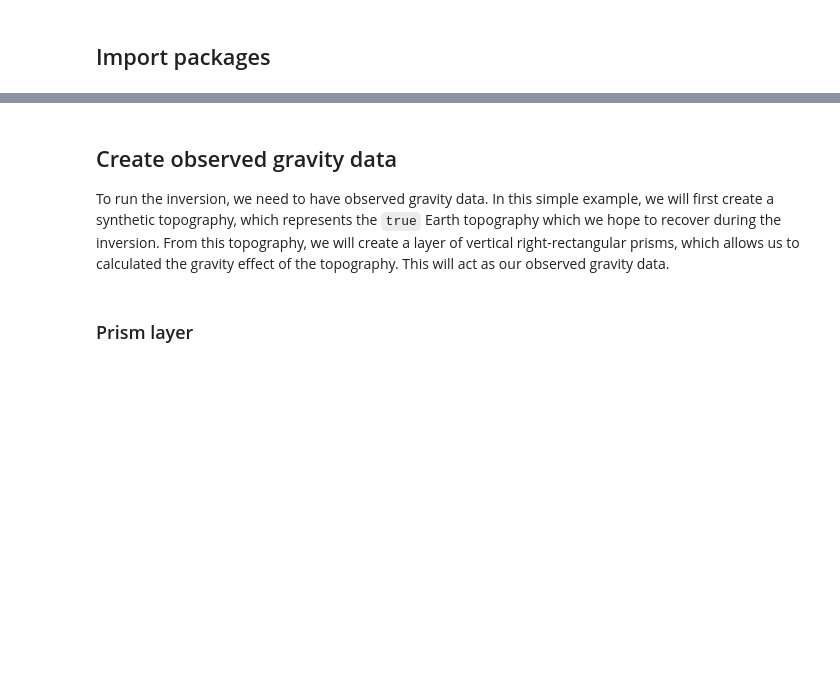
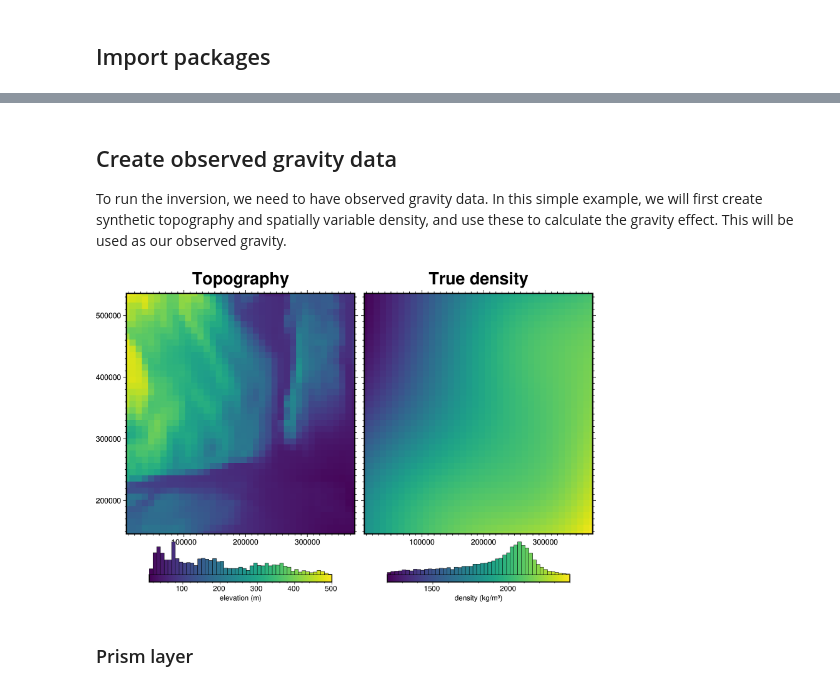
Before and after one commit to mdtanker/invert4geom, a Jupyter notebook: docs/how_to/density_inversion.ipynb, the cells around one changed output, grey strips where cells are left out. Drawn from its saved outputs; the diff is of its cells as text; code cells hidden in the pictures; blank space fills up the shorter version.

Commit message:
update density inversion notebook

```diff
--- a/docs/how_to/density_inversion.ipynb
+++ b/docs/how_to/density_inversion.ipynb
@@ -19,44 +21,46 @@ os.environ["POLARTOOLKIT_HEMISPHERE"] = "south"
 # %% [markdown]
 ## Create observed gravity data
-To run the inversion, we need to have observed gravity data. In this simple example, we will first create a synthetic topography, which represents the `true` Earth topography which we hope to recover during the inversion. From this topography, we will create a layer of vertical right-rectangular prisms, which allows us to calculated the gravity effect of the topography. This will act as our observed gravity data.
+To run the inversion, we need to have observed gravity data. In this simple example, we will first create synthetic topography and spatially variable density, and use these to calculate the gravity effect. This will be used as our observed gravity.
 # %%
 # load bishop model
 bishop_model = invert4geom.load_bishop_model(coarsen_factor=50)
 
 # get the basement topography
 topography = invert4geom.utils.normalize_xarray(
-    bishop_model.basement_topo, low=-5000, high=-10
+    bishop_model.basement_topo, low=10, high=500
 )
 
 spacing, region, _, _, _ = polar_utils.get_grid_info(topography)
 
 fig = maps.plot_grd(
     topography,
     fig_height=10,
-    title="Basement topography",
+    title="Topography",
     cmap="viridis",
     hist=True,
     cbar_label="elevation (m)",
     frame=["nSWe", "xaf10000", "yaf10000"],
 )
 
 # scale between 1200 and 2400 kg/m³ to use as sediment density values
 true_density = invert4geom.utils.normalize_xarray(
     bishop_model.moho_topo, low=1200, high=2400
 )
 # plot the true density
 fig = maps.plot_grd(
     true_density,
     fig=fig,
     origin_shift="x",
     fig_height=10,
     title="True density",
     cmap="viridis",
     hist=True,
     cbar_label="density (kg/m³)",
     frame=["nSwe", "xaf10000", "yaf10000"],
 )
 fig.show()
+# %% [output]
+[figure, added]
 # %% [markdown]
 ### Prism layer
 # %%
```
Also changed, not shown: parts of 14 cells of this notebook.
